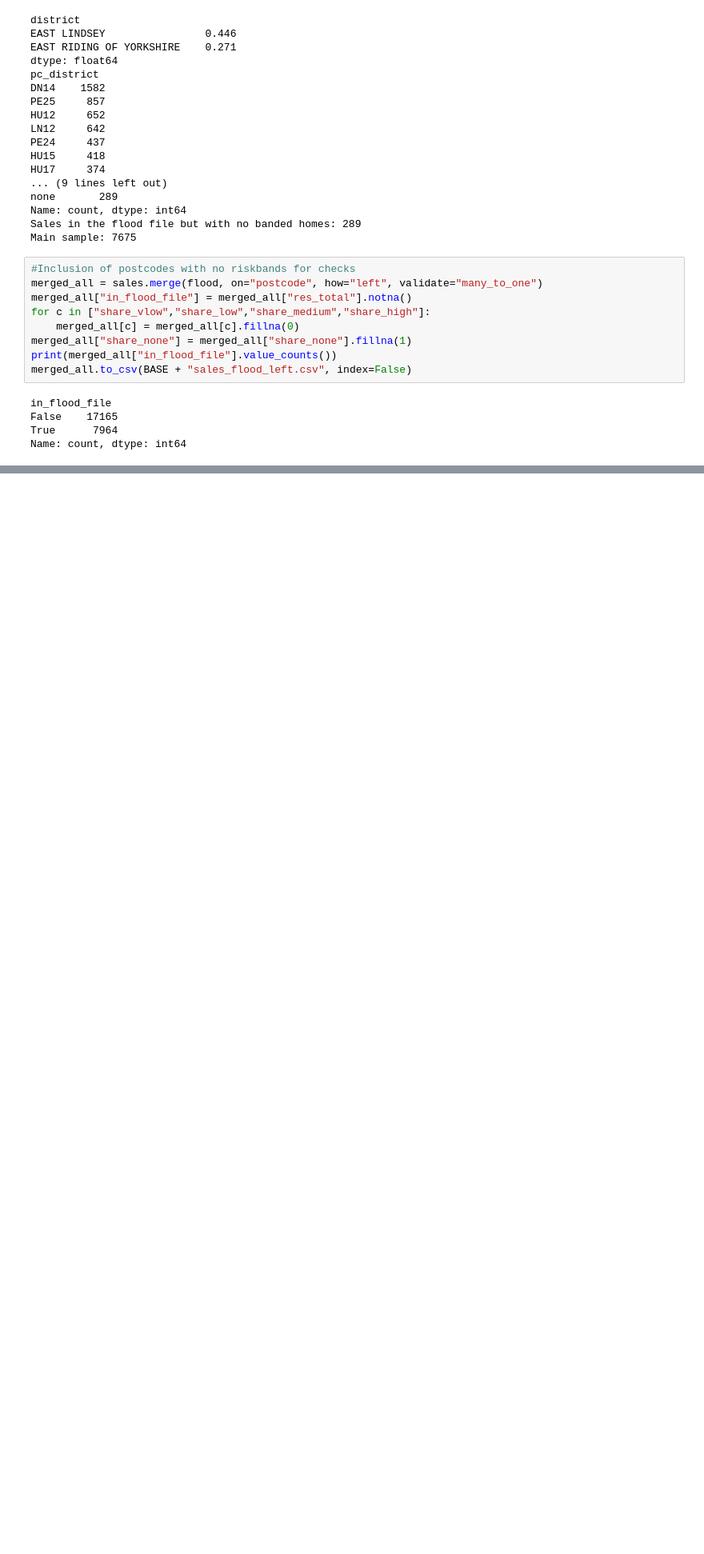
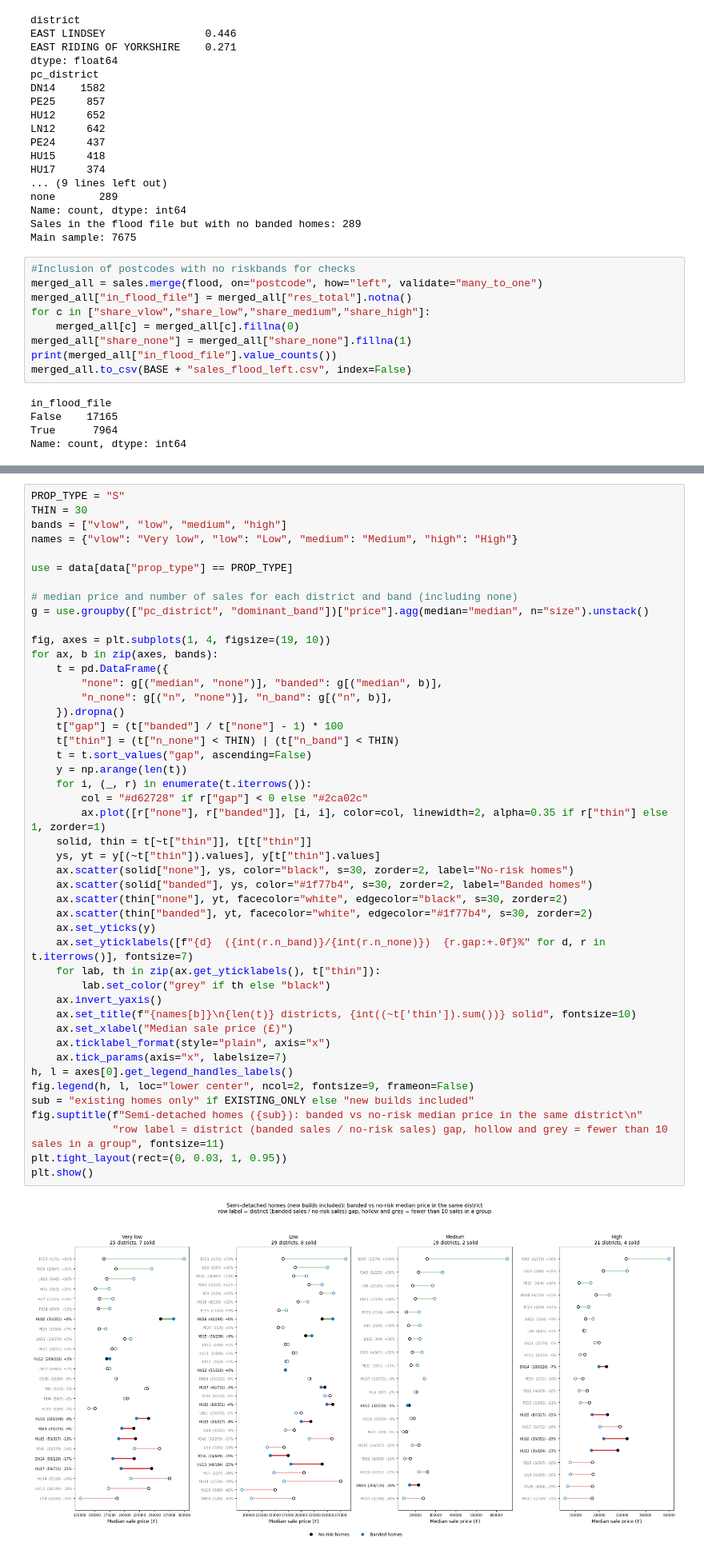
Before and after one commit to boboren2/Team-14, a Jupyter notebook: Maincode.ipynb, the cells around one changed output, grey strips where cells are left out. Shown at 80% size. Drawn from its saved outputs; the diff is of its cells as text; blank space fills up the shorter version.

```diff
--- a/Maincode.ipynb
+++ b/Maincode.ipynb
@@ -270,0 +400,48 @@ Name: count, dtype: int64
+# %%
+PROP_TYPE = "S"
+THIN = 30
+bands = ["vlow", "low", "medium", "high"]
+names = {"vlow": "Very low", "low": "Low", "medium": "Medium", "high": "High"}
+
+use = data[data["prop_type"] == PROP_TYPE]
+
+# median price and number of sales for each district and band (including none)
+g = use.groupby(["pc_district", "dominant_band"])["price"].agg(median="median", n="size").unstack()
+
+fig, axes = plt.subplots(1, 4, figsize=(19, 10))
+for ax, b in zip(axes, bands):
+    t = pd.DataFrame({
+        "none": g[("median", "none")], "banded": g[("median", b)],
+        "n_none": g[("n", "none")], "n_band": g[("n", b)],
+    }).dropna()
+    t["gap"] = (t["banded"] / t["none"] - 1) * 100
+    t["thin"] = (t["n_none"] < THIN) | (t["n_band"] < THIN)
+    t = t.sort_values("gap", ascending=False)
+    y = np.arange(len(t))
+    for i, (_, r) in enumerate(t.iterrows()):
+        col = "#d62728" if r["gap"] < 0 else "#2ca02c"
+        ax.plot([r["none"], r["banded"]], [i, i], color=col, linewidth=2, alpha=0.35 if r["thin"] else 1, zorder=1)
+    solid, thin = t[~t["thin"]], t[t["thin"]]
+    ys, yt = y[(~t["thin"]).values], y[t["thin"].values]
+    ax.scatter(solid["none"], ys, color="black", s=30, zorder=2, label="No-risk homes")
+    ax.scatter(solid["banded"], ys, color="#1f77b4", s=30, zorder=2, label="Banded homes")
+    ax.scatter(thin["none"], yt, facecolor="white", edgecolor="black", s=30, zorder=2)
+    ax.scatter(thin["banded"], yt, facecolor="white", edgecolor="#1f77b4", s=30, zorder=2)
+    ax.set_yticks(y)
+    ax.set_yticklabels([f"{d}  ({int(r.n_band)}/{int(r.n_none)})  {r.gap:+.0f}%" for d, r in t.iterrows()], fontsize=7)
+    for lab, th in zip(ax.get_yticklabels(), t["thin"]):
+        lab.set_color("grey" if th else "black")
+    ax.invert_yaxis()
+    ax.set_title(f"{names[b]}\n{len(t)} districts, {int((~t['thin']).sum())} solid", fontsize=10)
+    ax.set_xlabel("Median sale price (£)")
+    ax.ticklabel_format(style="plain", axis="x")
+    ax.tick_params(axis="x", labelsize=7)
+h, l = axes[0].get_legend_handles_labels()
+fig.legend(h, l, loc="lower center", ncol=2, fontsize=9, frameon=False)
+sub = "existing homes only" if EXISTING_ONLY else "new builds included"
+fig.suptitle(f"Semi-detached homes ({sub}): banded vs no-risk median price in the same district\n"
+             "row label = district (banded sales / no-risk sales) gap, hollow and grey = fewer than 10 sales in a group", fontsize=11)
+plt.tight_layout(rect=(0, 0.03, 1, 0.95))
+plt.show()
+# %% [output]
+[figure, added]
```
Also changed, not shown: parts of 6 cells of this notebook.
